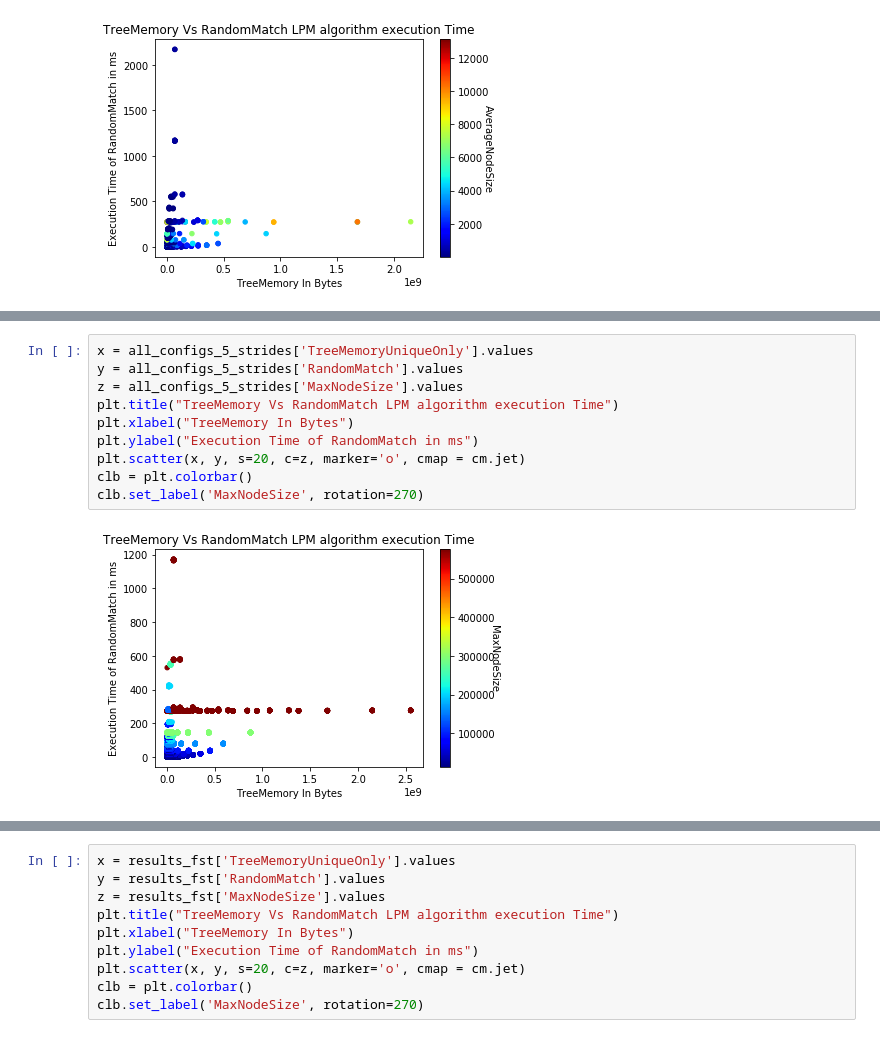
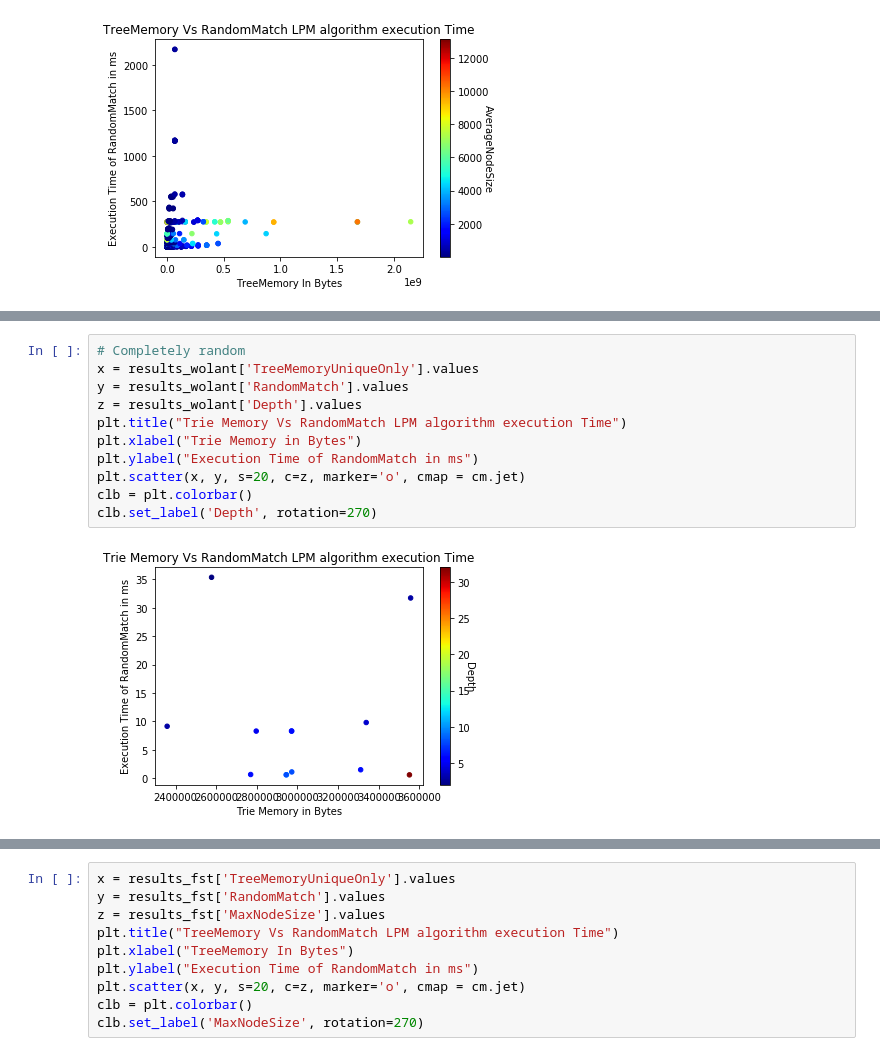
Before and after one commit to matrackif/TrieStrides, a Jupyter notebook: flavors_data_analysis.ipynb, the cells around one changed output, grey strips where cells are left out. Saved outputs shown, nothing was run; the diff lists cells and outputs as text.

Commit message:
Add some extra plots

```diff
--- a/flavors_data_analysis.ipynb
+++ b/flavors_data_analysis.ipynb
@@ -304,12 +326,13 @@ clb.set_label('AverageNodeSize', rotation=270)
 # %%
-x = all_configs_5_strides['TreeMemoryUniqueOnly'].values
-y = all_configs_5_strides['RandomMatch'].values
-z = all_configs_5_strides['MaxNodeSize'].values
-plt.title("TreeMemory Vs RandomMatch LPM algorithm execution Time")
-plt.xlabel("TreeMemory In Bytes")
+# Completely random
+x = results_wolant['TreeMemoryUniqueOnly'].values
+y = results_wolant['RandomMatch'].values
+z = results_wolant['Depth'].values
+plt.title("Trie Memory Vs RandomMatch LPM algorithm execution Time")
+plt.xlabel("Trie Memory in Bytes")
 plt.ylabel("Execution Time of RandomMatch in ms")
 plt.scatter(x, y, s=20, c=z, marker='o', cmap = cm.jet)
 clb = plt.colorbar()
-clb.set_label('MaxNodeSize', rotation=270)
+clb.set_label('Depth', rotation=270)
 # %% [output]
-[figure, old version]
+[figure, new version]
```
Also changed, not shown: parts of 19 cells of this notebook.
